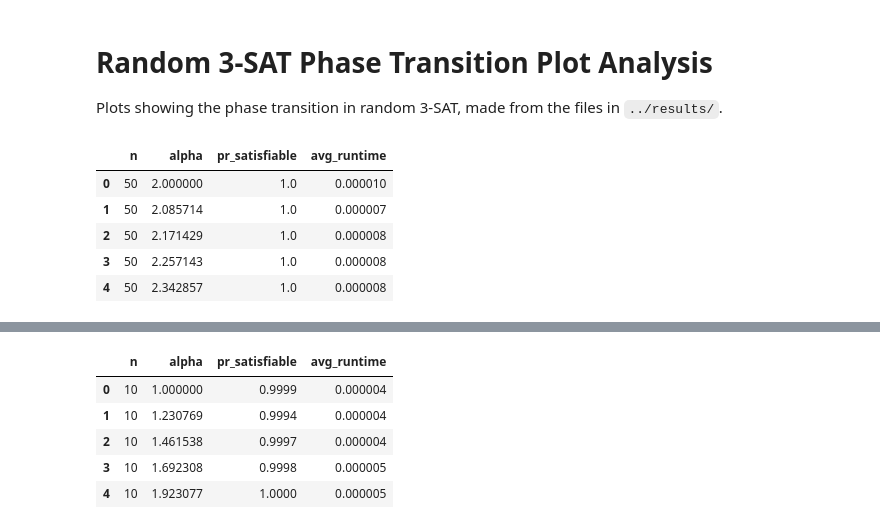
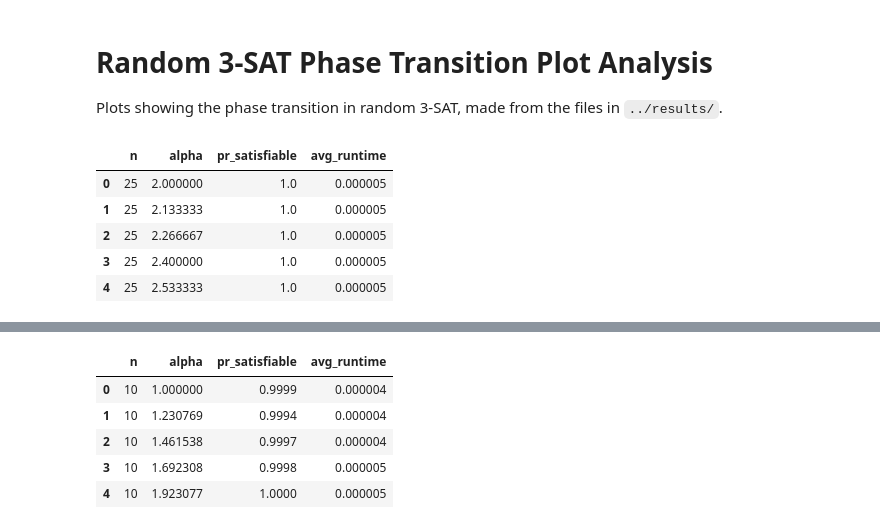
Before and after one commit to TreelonMusk/SAT-phase-transition, a Jupyter notebook: analysis/3sat_plots.ipynb, the cells around one changed output, grey strips where cells are left out. Saved outputs shown, nothing was run; the diff lists cells and outputs as text; code cells hidden in the pictures.

```diff
--- a/analysis/3sat_plots.ipynb
+++ b/analysis/3sat_plots.ipynb
@@ -7,11 +8,11 @@ import matplotlib.pyplot as plt
 # %%
-df = pd.read_csv('../results/3sat_parallelized_[50,100]_500_10000.csv')
+df = pd.read_csv('../results/csv/3sat_parallelized_[25,200]_500_3000.csv')
 df.head()
 # %% [output]
 |  | n | alpha | pr_satisfiable | avg_runtime |
-| 0 | 50 | 2.000000 | 1.0 | 0.000010 |
-| 1 | 50 | 2.085714 | 1.0 | 0.000007 |
-| 2 | 50 | 2.171429 | 1.0 | 0.000008 |
-| 3 | 50 | 2.257143 | 1.0 | 0.000008 |
-| 4 | 50 | 2.342857 | 1.0 | 0.000008 |
+| 0 | 25 | 2.000000 | 1.0 | 0.000005 |
+| 1 | 25 | 2.133333 | 1.0 | 0.000005 |
+| 2 | 25 | 2.266667 | 1.0 | 0.000005 |
+| 3 | 25 | 2.400000 | 1.0 | 0.000005 |
+| 4 | 25 | 2.533333 | 1.0 | 0.000005 |
 # %%
```
Also changed, not shown: parts of 3 cells of this notebook, 14 other files.
